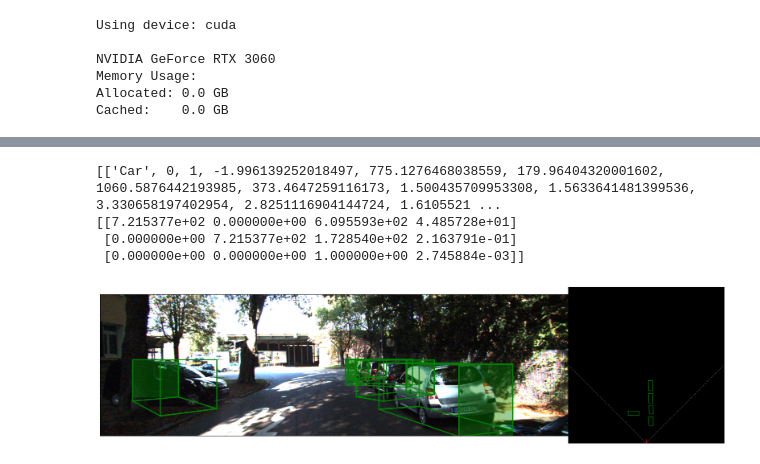
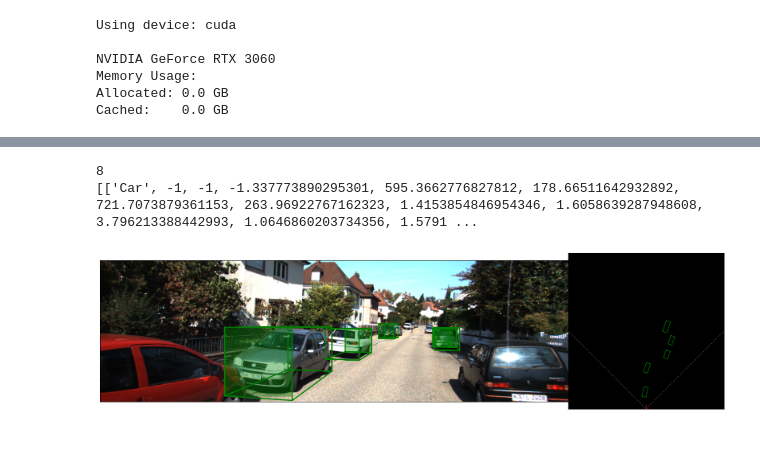
Before and after one commit to Akos0628/MonoLSS, a Jupyter notebook: visualize.ipynb, the cells around one changed output, grey strips where cells are left out. Saved outputs shown, nothing was run; the diff lists cells and outputs as text; code cells hidden in the pictures.

Commit message:
fixing visualization

```diff
--- a/visualize.ipynb
+++ b/visualize.ipynb
@@ -20,7 +20,7 @@ import logging
 from lib.helpers.dataloader_helper import build_dataloader
 from lib.helpers.model_helper import build_model
 # %%
-mode = 'test' # test, eval, train
+mode = 'train' # test, eval, train
 config = 'lib/kitti.yaml'
 
 def create_logger(log_file):
@@ -101,7 +101,7 @@ class detectionInfo(object):
         self.tz = float(line[13])
 
         # global orientation [-pi, pi]
-        self.rot_global = float(line[13])
+        self.rot_global = float(line[14])
 
     def member_to_list(self):
         output_line = []
@@ -287,11 +287,9 @@ def draw_3Dbox(ax, P2, line, color):
     ax.add_patch(p)
     ax.add_patch(front_fill)
 # %%
-def visualization(img, calib, _, f2):
+def visualization(image, calib, _, f2):
 
     P2 = calib[0].P2
-
-    print(P2)
 
     fig = plt.figure(figsize=(20.00, 5.12), dpi=100)
 
@@ -303,7 +301,6 @@ def visualization(img, calib, _, f2):
     ax2 = fig.add_subplot(gs[0, 3:])
 
     # with writer.saving(fig, "kitti_30_20fps.mp4", dpi=100):
-    image = img
     shape = 900
     birdimage = np.zeros((shape, shape, 3), np.uint8)
 
@@ -319,6 +316,10 @@ def visualization(img, calib, _, f2):
     # truncated object in dataset is not observable
         if truncated < trunc_level:
             color = 'green'
+            if line_p[0] == 'Cyclist':
+                color = 'yellow'
+            elif line_p[0] == 'Pedestrian':
+                color = 'cyan'
             draw_3Dbox(ax, P2, line_p, color)
             draw_birdeyes(ax2, ['any'], line_p, shape)
 
@@ -447,20 +448,26 @@ test mode
 # %%
 idx = 0
 # %%
+print(idx)
 img, calibs, coord_ranges, info, dets = printer.print(idx)
 dets = dets[idx]
 preds = []
+class_map = {
+    0: 'Pedestrian',
+    1: 'Car',
+    2: 'Cyclist'
+}
+
 for d in dets:
-    tmp = ['Car', 0]
-    tmp.extend(d)
+    cls = class_map[d[0]]
+    tmp = [cls, -1, -1]
+    tmp.extend(d[1:])
     preds.append(tmp)
 print(preds)
 visualization(img, calibs, [], preds)
 
 idx = idx + 1
 # %% [output]
-[['Car', 0, 1, -1.996139252018497, 775.1276468038559, 179.96404320001602, 1060.5876442193985, 373.4647259116173, 1.500435709953308, 1.5633641481399536, 3.330658197402954, 2.8251116904144724, 1.6105521 ...
-[[7.215377e+02 0.000000e+00 6.095593e+02 4.485728e+01]
- [0.000000e+00 7.215377e+02 1.728540e+02 2.163791e-01]
- [0.000000e+00 0.000000e+00 1.000000e+00 2.745884e-03]]
+8
+[['Car', -1, -1, -1.337773890295301, 595.3662776827812, 178.66511642932892, 721.7073879361153, 263.96922767162323, 1.4153854846954346, 1.6058639287948608, 3.796213388442993, 1.0646860203734356, 1.5791 ...
-[figure, old version]
+[figure, new version]
```
Also changed, not shown: parts of 1 cell of this notebook.
